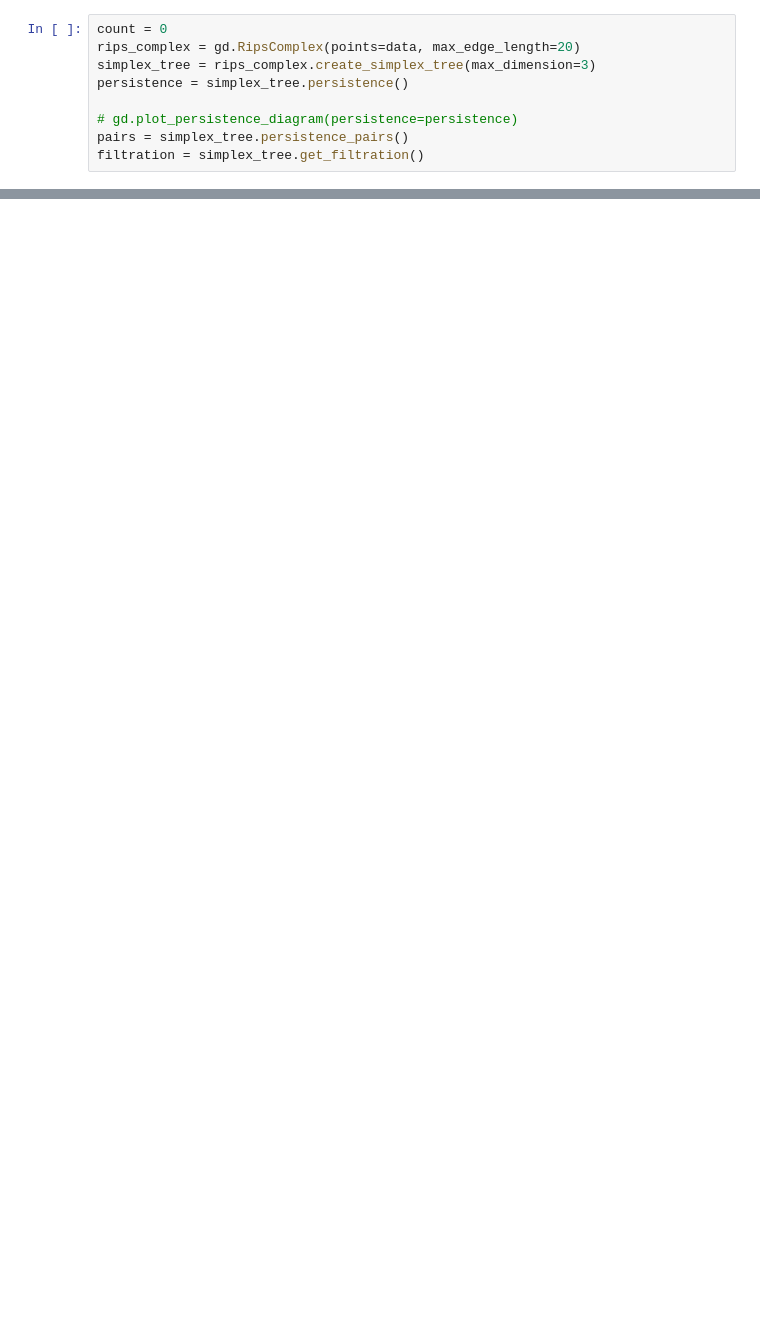
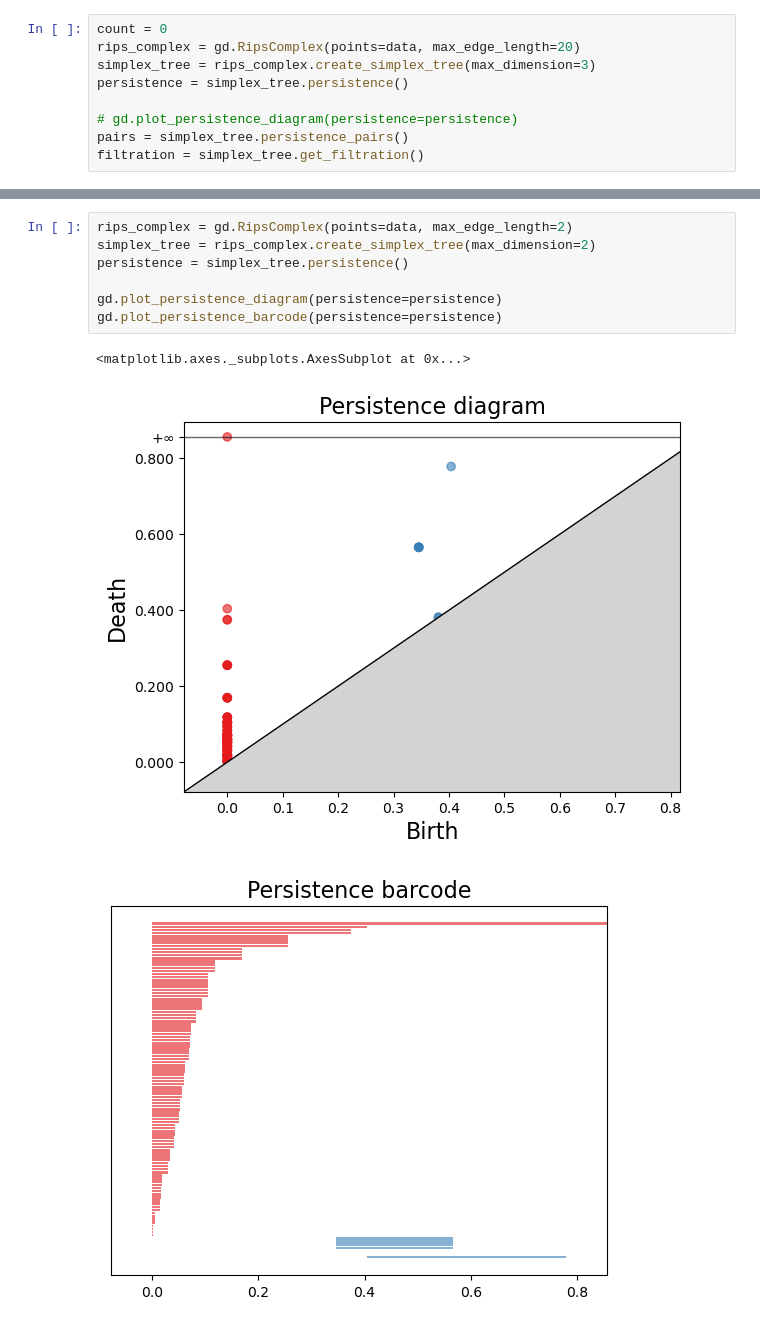
Before and after one commit to mzhyui/PHTDA-Net, a Jupyter notebook: traceback_v2.ipynb, the cells around one changed output, grey strips where cells are left out. Drawn from its saved outputs; the diff is of its cells as text; blank space fills up the shorter version.

```diff
--- a/traceback_v2.ipynb
+++ b/traceback_v2.ipynb
@@ -87,0 +125,11 @@ for birth_value, death_value in [i[1] for i in persistence]:
+# %%
+rips_complex = gd.RipsComplex(points=data, max_edge_length=2)
+simplex_tree = rips_complex.create_simplex_tree(max_dimension=2)
+persistence = simplex_tree.persistence()
+
+gd.plot_persistence_diagram(persistence=persistence)
+gd.plot_persistence_barcode(persistence=persistence)
+# %% [output]
+<matplotlib.axes._subplots.AxesSubplot at 0x...>
+[figure, added]
+[figure, added]
```
Also changed, not shown: parts of 9 cells of this notebook, 2 other files.
